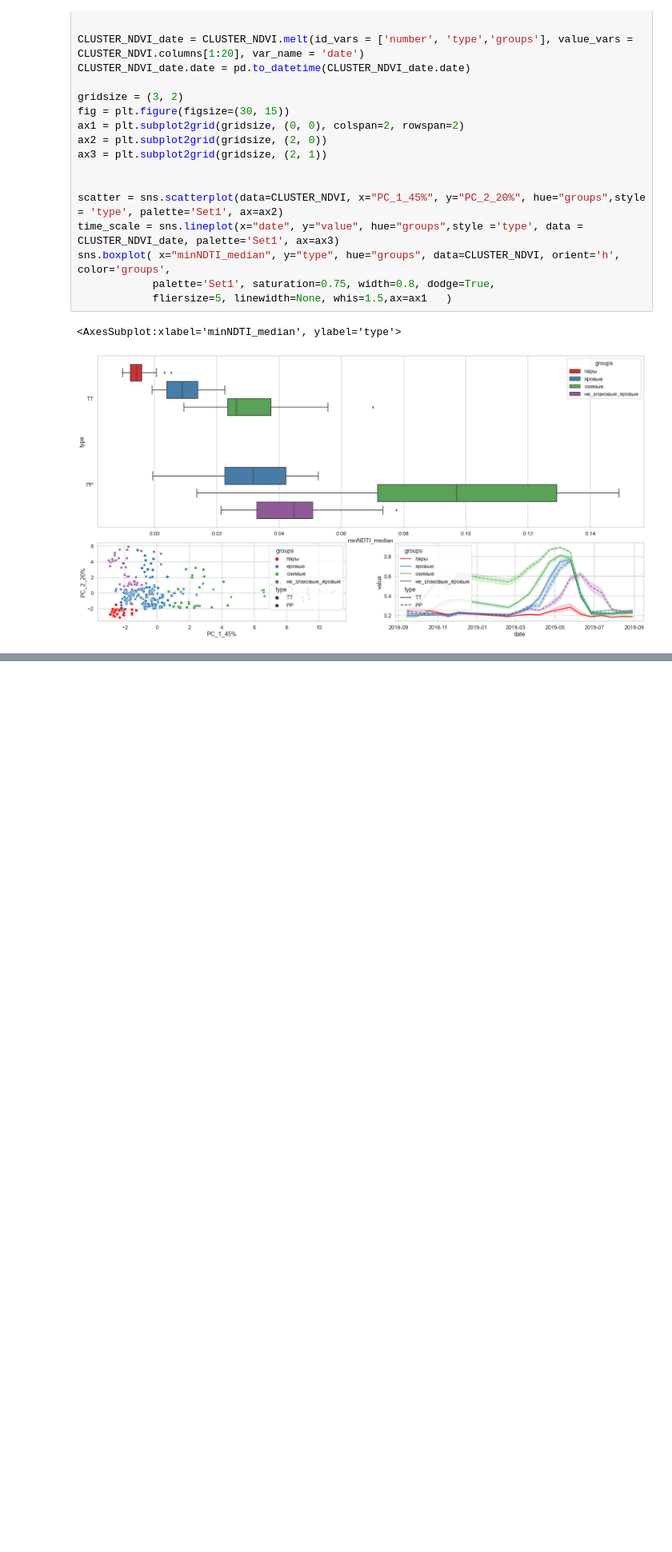
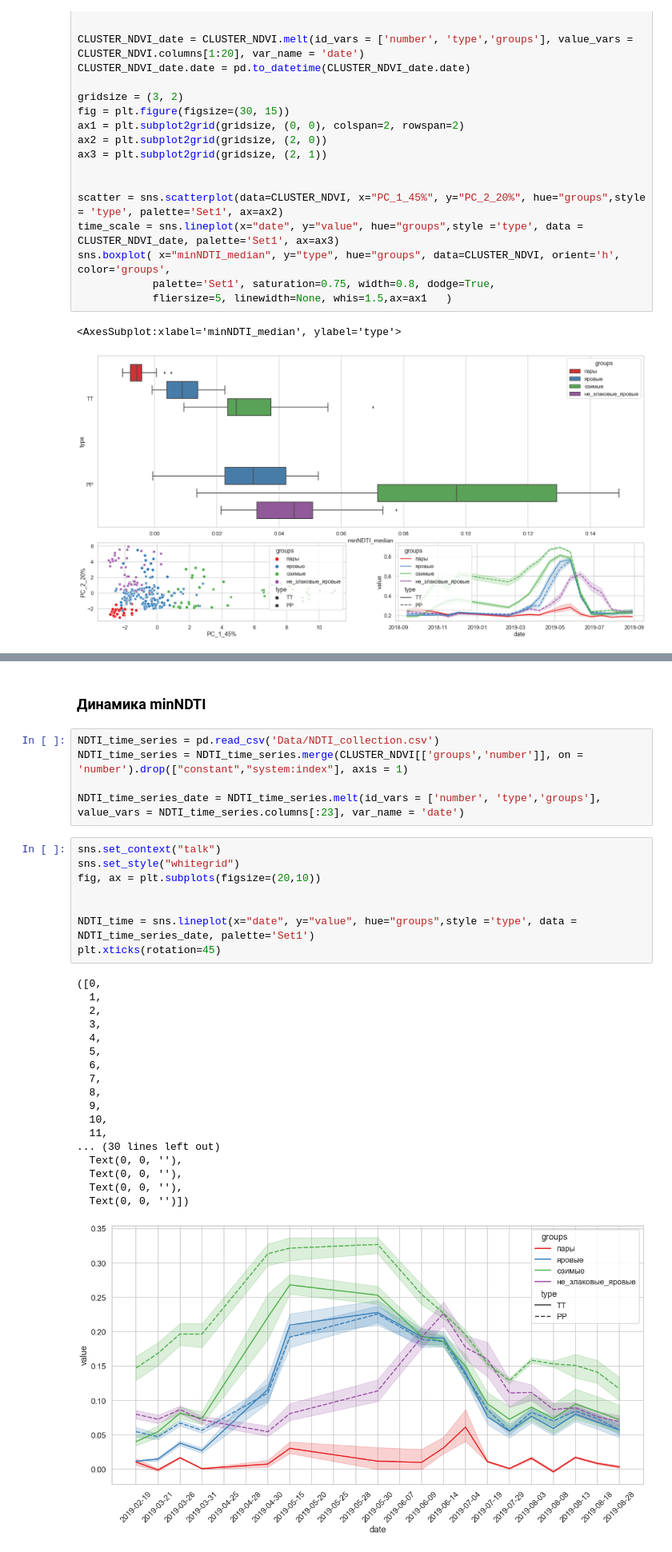
Before and after one commit to hukitoc94/Archangelskoe_NDTI_project, a Jupyter notebook: arhchan_project.ipynb, the cells around one changed output, grey strips where cells are left out. Shown at 80% size. Cells and saved outputs as stored; diff of their text form; blank space fills up the shorter version.

Commit message:
хочу расширить данные NDTI до ноября

```diff
--- a/arhchan_project.ipynb
+++ b/arhchan_project.ipynb
@@ -258,0 +302,34 @@ sns.boxplot( x="minNDTI_median", y="type", hue="groups", data=CLUSTER_NDVI, orie
+# %% [markdown]
+### Динамика minNDTI
+# %%
+NDTI_time_series = pd.read_csv('Data/NDTI_collection.csv')
+NDTI_time_series = NDTI_time_series.merge(CLUSTER_NDVI[['groups','number']], on = 'number').drop(["constant","system:index"], axis = 1)
+
+NDTI_time_series_date = NDTI_time_series.melt(id_vars = ['number', 'type','groups'], value_vars = NDTI_time_series.columns[:23], var_name = 'date')
+# %%
+sns.set_context("talk")
+sns.set_style("whitegrid")
+fig, ax = plt.subplots(figsize=(20,10))
+
+
+NDTI_time = sns.lineplot(x="date", y="value", hue="groups",style ='type', data = NDTI_time_series_date, palette='Set1')
+plt.xticks(rotation=45)
+# %% [output]
+([0,
+  1,
+  2,
+  3,
+  4,
+  5,
+  6,
+  7,
+  8,
+  9,
+  10,
+  11,
+... (30 lines left out)
+  Text(0, 0, ''),
+  Text(0, 0, ''),
+  Text(0, 0, ''),
+  Text(0, 0, '')])
+[figure, added]
```
Also changed, not shown: parts of 20 cells of this notebook, 1 other file.
